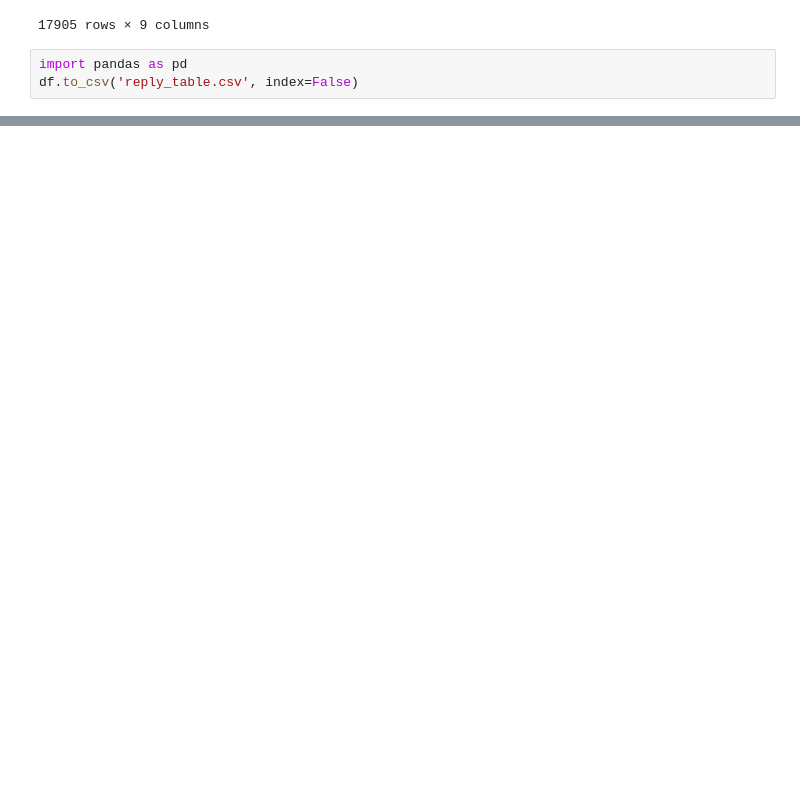
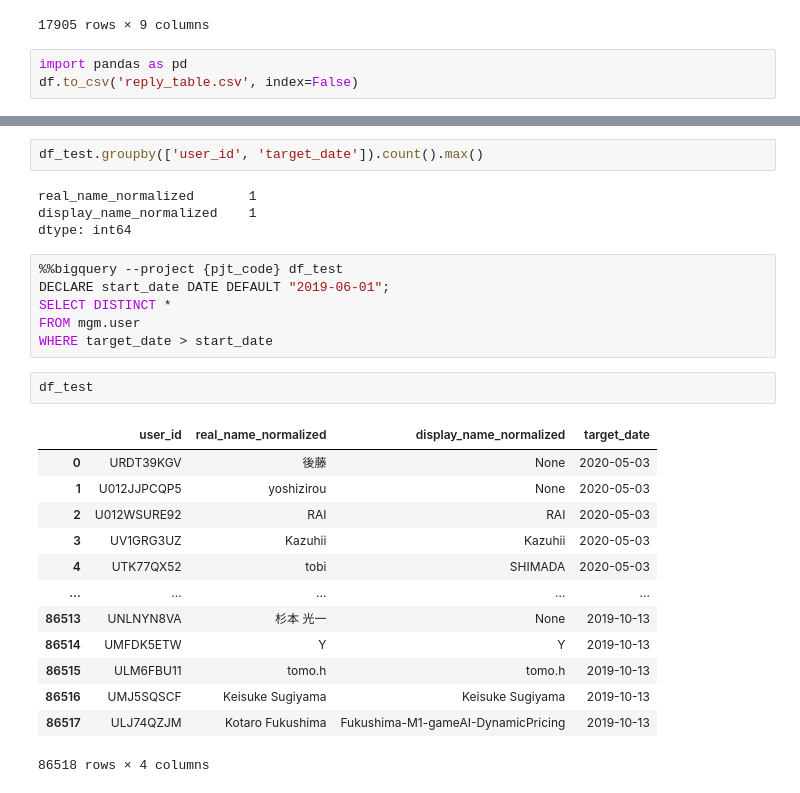
Before and after one commit to daikichidaze/slack-report-2020, a Jupyter notebook: slack-create-mid-table-reply.ipynb, the cells around one changed output, grey strips where cells are left out. Drawn from its saved outputs; the diff is of its cells as text; blank space fills up the shorter version.

```diff
--- a/slack-create-mid-table-reply.ipynb
+++ b/slack-create-mid-table-reply.ipynb
@@ -180,0 +315,28 @@ GROUP BY
+# %%
+df_test.groupby(['user_id', 'target_date']).count().max()
+# %% [output]
+real_name_normalized       1
+display_name_normalized    1
+dtype: int64
+# %%
+%%bigquery --project {pjt_code} df_test
+DECLARE start_date DATE DEFAULT "2019-06-01";
+SELECT DISTINCT *
+FROM mgm.user
+WHERE target_date > start_date
+# %%
+df_test
+# %% [output]
+|  | user_id | real_name_normalized | display_name_normalized | target_date |
+| 0 | URDT39KGV | 後藤 | None | 2020-05-03 |
+| 1 | U012JJPCQP5 | yoshizirou | None | 2020-05-03 |
+| 2 | U012WSURE92 | RAI | RAI | 2020-05-03 |
+| 3 | UV1GRG3UZ | Kazuhii | Kazuhii | 2020-05-03 |
+| 4 | UTK77QX52 | tobi | SHIMADA | 2020-05-03 |
+| ... | ... | ... | ... | ... |
+| 86513 | UNLNYN8VA | 杉本 光一 | None | 2019-10-13 |
+| 86514 | UMFDK5ETW | Y | Y | 2019-10-13 |
+| 86515 | ULM6FBU11 | tomo.h | tomo.h | 2019-10-13 |
+| 86516 | UMJ5SQSCF | Keisuke Sugiyama | Keisuke Sugiyama | 2019-10-13 |
+| 86517 | ULJ74QZJM | Kotaro Fukushima | Fukushima-M1-gameAI-DynamicPricing | 2019-10-13 |
+86518 rows × 4 columns
```
Also changed, not shown: parts of 13 cells of this notebook.
